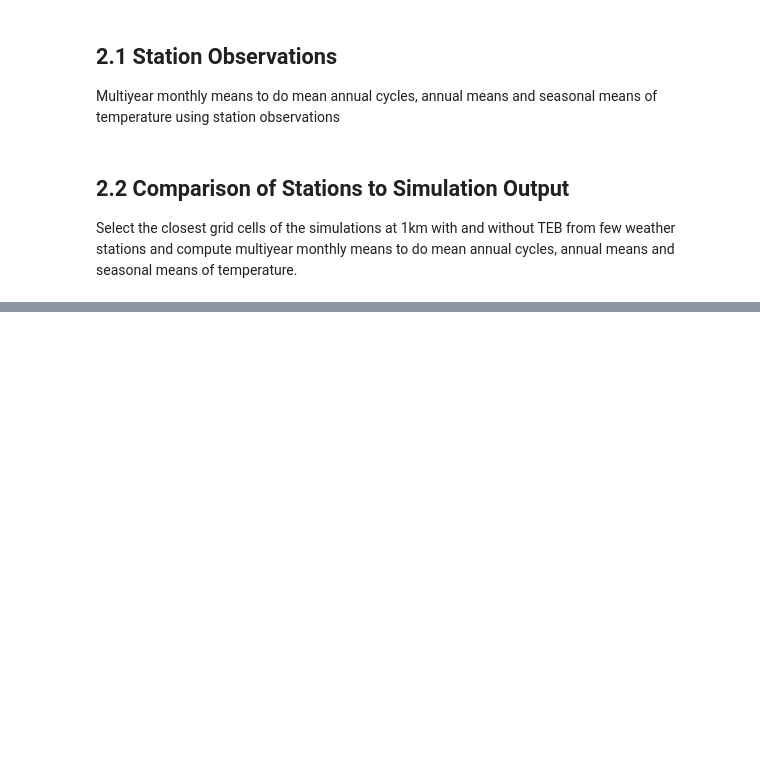
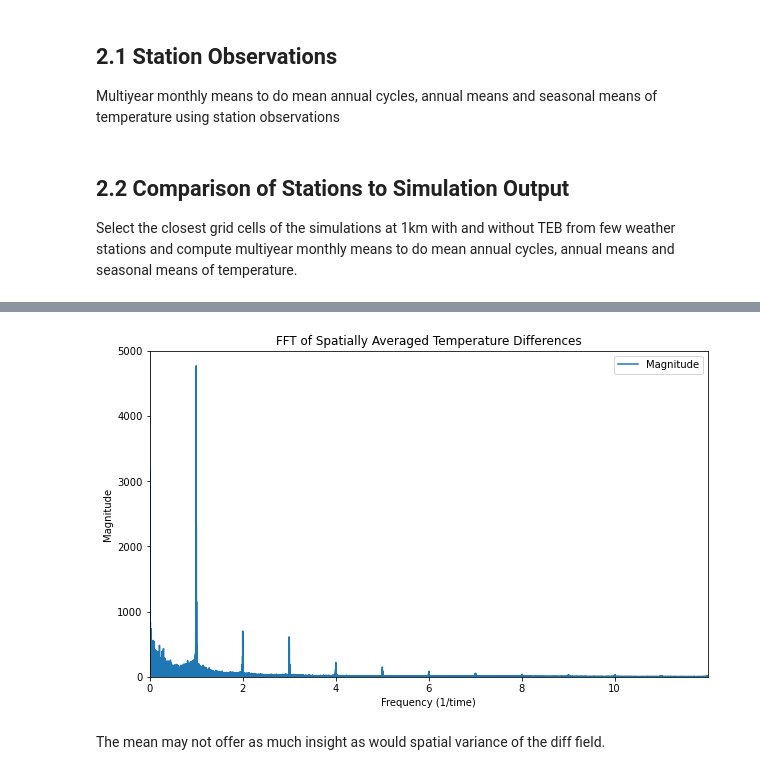
Before and after one commit to devongulley1602/urban_heat_waves, a Jupyter notebook: assorted_scripts.ipynb, the cells around one changed output, grey strips where cells are left out. Saved outputs shown, nothing was run; the diff lists cells and outputs as text; code cells hidden in the pictures; blank space fills up the shorter version.

```diff
--- a/assorted_scripts.ipynb
+++ b/assorted_scripts.ipynb
@@ -236,0 +383,19 @@ Definition of the UHI
+# %%
+fft_spatial_avg_diff_temps = np.fft.fft(spatial_avg_diff_temps)
+fft_freqs_spatial_avg_diff_temps = np.fft.fftfreq(spatial_avg_diff_temps.size, d=1/24)
+# %%
+fft_result = fft_spatial_avg_diff_temps
+fft_freqs = fft_freqs_spatial_avg_diff_temps
+
+plt.figure(figsize=(10, 6))
+plt.plot(fft_freqs, np.abs(fft_result), label='Magnitude')
+plt.xlabel('Frequency (1/time)')
+plt.ylabel('Magnitude')
+plt.title('FFT of Spatially Averaged Temperature Differences')
+plt.xlim(0, max(fft_freqs))
+# plt.xlim(0.99,1.01)
+plt.ylim(0,5000)
+plt.legend()
+plt.show()
+# %% [output]
+[figure, added]
@@ -236,0 +415,2 @@ Definition of the UHI
+# %% [markdown]
+The mean may not offer as much insight as would spatial variance of the diff field.
```
Also changed, not shown: parts of 24 cells of this notebook, 1 other file.
